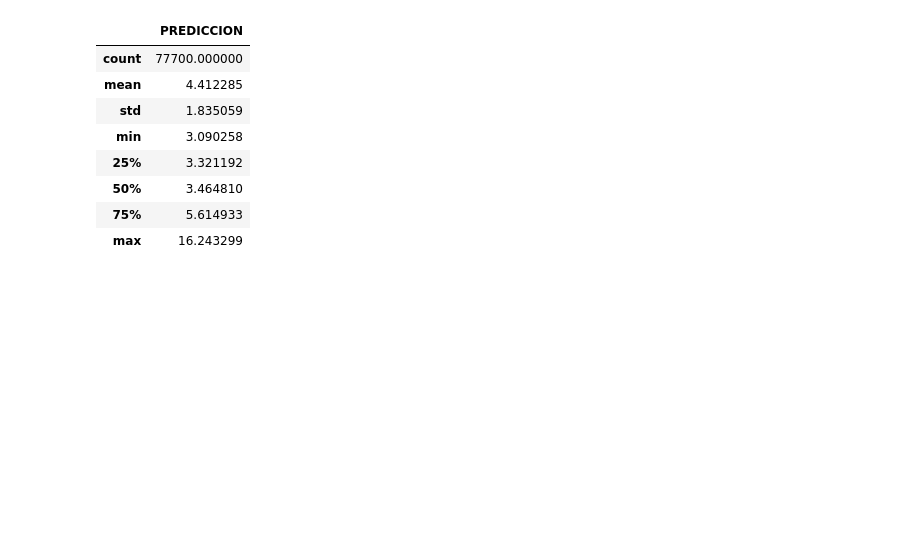
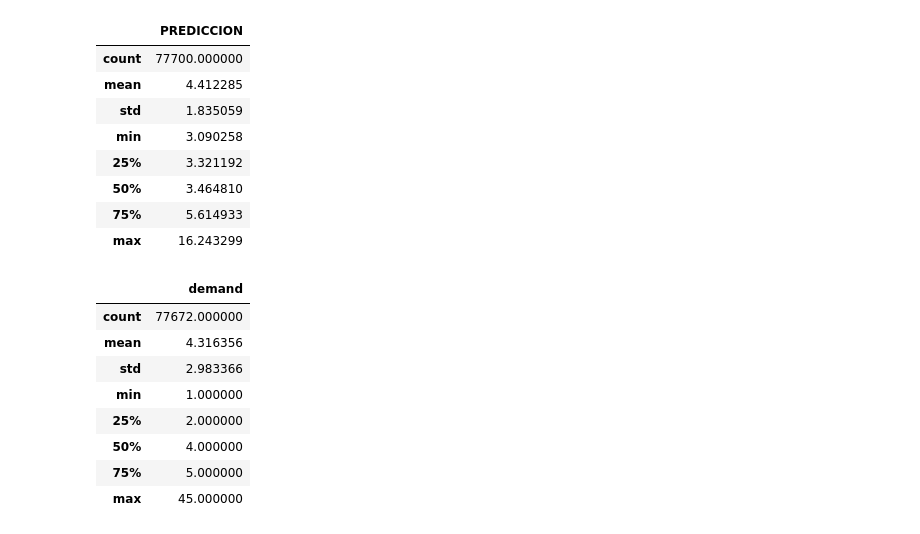
Before and after one commit to Emiliano-Torres/proyecto_eci, a Jupyter notebook: Modelo_LigtGBM.ipynb, the cells around one changed output. Saved outputs shown, nothing was run; the diff lists cells and outputs as text; code cells hidden in the pictures; blank space fills up the shorter version.

```diff
--- a/Modelo_LigtGBM.ipynb
+++ b/Modelo_LigtGBM.ipynb
@@ -169,3 +240,15 @@ kaggle.describe()
 | 50% | 3.464810 |
 | 75% | 5.614933 |
 | max | 16.243299 |
+# %%
+y_test_interno.describe()
+# %% [output]
+|  | demand |
+| count | 77672.000000 |
+| mean | 4.316356 |
+| std | 2.983366 |
+| min | 1.000000 |
+| 25% | 2.000000 |
+| 50% | 4.000000 |
+| 75% | 5.000000 |
+| max | 45.000000 |
```
Also changed, not shown: parts of 6 cells of this notebook.
